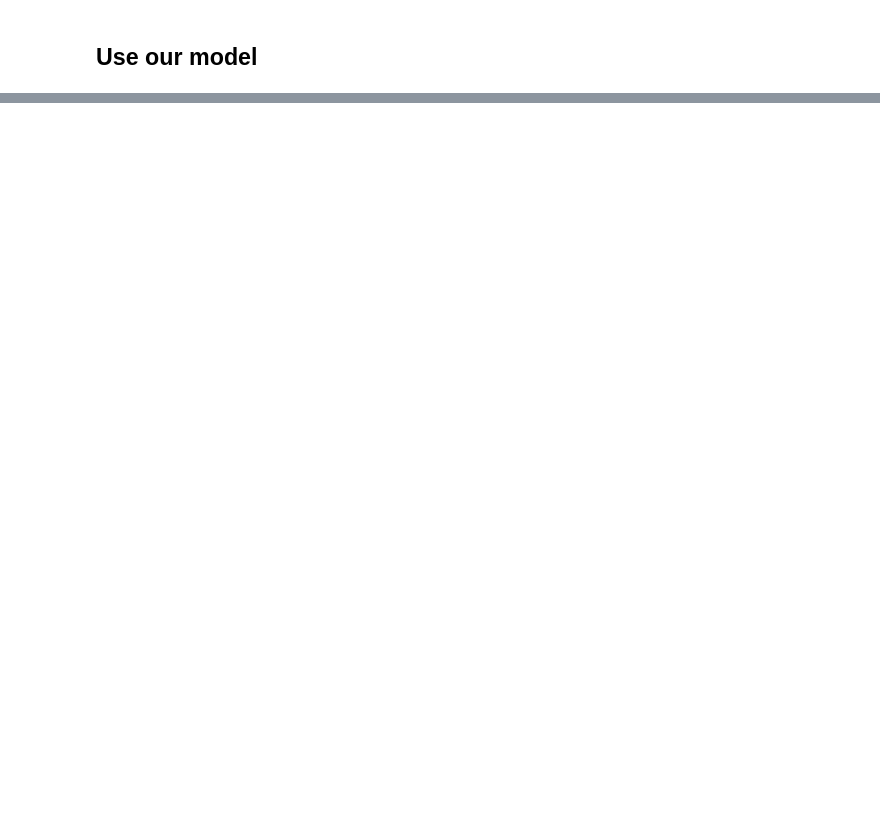
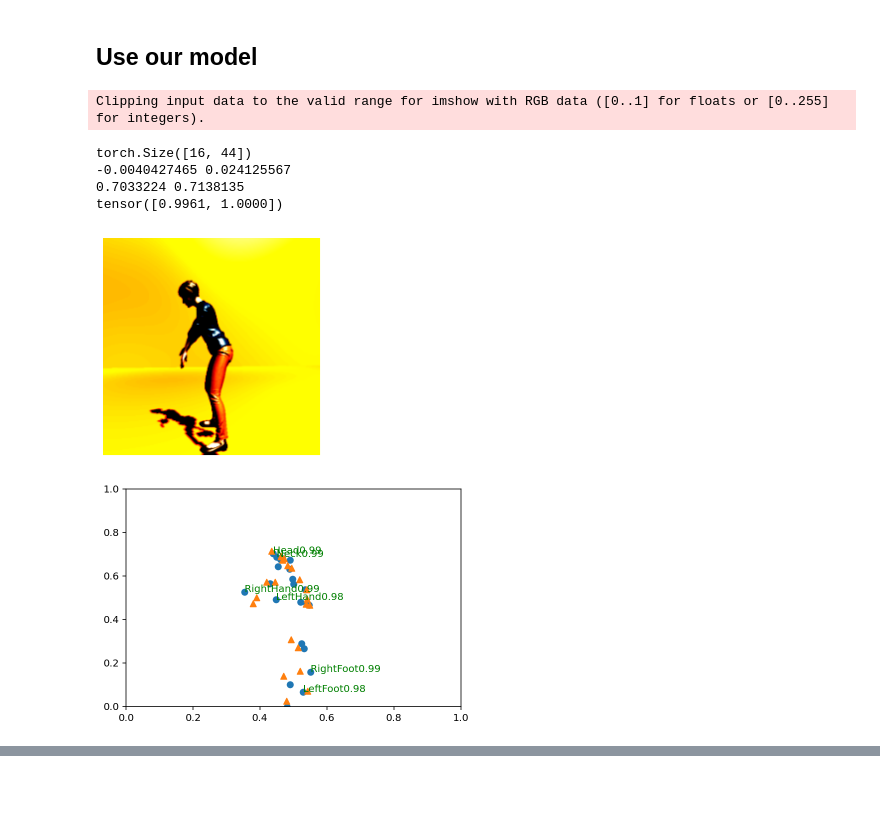
Before and after one commit to spykecb/motion-tracker, a Jupyter notebook: Motion Tracker.ipynb, the cells around one changed output, grey strips where cells are left out. Saved outputs shown, nothing was run; the diff lists cells and outputs as text; code cells hidden in the pictures; blank space fills up the shorter version.

```diff
--- a/Motion Tracker.ipynb
+++ b/Motion Tracker.ipynb
@@ -19,15 +19,20 @@ from torch.utils.data import Dataset, DataLoader
 from model import MotionDataset, Network
 import helper
 
+# minmax, minmax_z = helper.get_minmax('train/input.csv', 'test/input.csv')
+# print(minmax[0], minmax[1])
+# print(minmax_z[0], minmax_z[1])
+
 minmax, minmax_z = helper.get_minmax('train/input.csv', 'test/input.csv')
 print(minmax[0], minmax[1])
-print(minmax_z[0], minmax_z[1])
+# print(minmax_z[0], minmax_z[1])
 
 img_width = 256
 #randomly rotate or transform the images to help training
 train_transforms = transforms.Compose([
+#                                         transforms.RandomRotation(30),
+#                                         transforms.RandomResizedCrop(256),
                                         transforms.Resize((img_width,img_width)),
-                                       transforms.RandomHorizontalFlip(),
                                        transforms.ToTensor()
 #                                            ,transforms.Normalize([0.5, 0.5, 0.5],
 #                                                              [0.5, 0.5, 0.5])
@@ -46,7 +51,7 @@ test_transforms = transforms.Compose([
 
 motions = MotionDataset('train/input.csv', 'train', train_transforms, minmax, minmax_z)
 trainloader = DataLoader(motions, batch_size=16, shuffle=True)
-img, details, transform = next(iter(trainloader))
+img, details, transform, confidences = next(iter(trainloader))
 
 motions_test = MotionDataset('test/input.csv', 'test', test_transforms, minmax, minmax_z)
 testloader = torch.utils.data.DataLoader(motions_test, batch_size=16, shuffle=True)
@@ -57,8 +68 @@ details.shape
 torch.Size([16, 2])
-# %%
-import helper
-images, details, labels = next(iter(trainloader))
-helper.imshow(images[0], normalize=False)
-# images = images.view(images.shape[0], -1)
-
-images.shape
@@ -171,36 +196,79 @@ plt.legend(frameon=False)
 # %%
 %matplotlib inline
 # test_transform = transforms.Compose([transforms.Resize((img_width,img_width)),
 #                                 transforms.ToTensor()])
 
 # test_dataset = datasets.ImageFolder('train/', transform=test_transform)
 # test_dataloader = torch.utils.data.DataLoader(test_dataset, batch_size=2, shuffle=True)
-images, details, labels = next(iter(testloader))
+images, details, labels, confidences = next(iter(testloader))
 helper.imshow(images[0], normalize=False)
-helper.imshow(images[1], normalize=False)
 
 model.to('cpu')
 
 # img = images[0].view(1, 195075)
 # img = torch.zeros(1,120000) + 222
-# Turn off gradients to speed up this part
+
 print(labels.shape)
 positions = []
 positions_expected = []
+# Turn off gradients to speed up this part
 with torch.no_grad():
-    logps = model.forward(images, details)
+    logps, confidences = model.forward(images, details)
     logps_denormalized = logps
     labels_denormalized = labels
     print(np.min(logps_denormalized[0].numpy()), np.min(labels_denormalized[0].numpy()))
     print(np.max(logps_denormalized[0].numpy()), np.max(labels_denormalized[0].numpy()))
     print(details[0])
 #     print(logps_denormalized[0] * 10 - 5, labels_denormalized[0])
     for body_index in range(22):
         xyz = []
         xyz_e = []
-        for pos_index in range(3):
-            xyz.append(logps_denormalized[0][body_index*3+pos_index])
-            xyz_e.append(labels_denormalized[0][body_index*3+pos_index])
+        for pos_index in range(2):
+            xyz.append(logps_denormalized[0][body_index*2+pos_index])
+            xyz_e.append(labels_denormalized[0][body_index*2+pos_index])
         positions.append(xyz)
         positions_expected.append(xyz_e)
 #     print(list(model.parameters()))
+
+positions = np.array(positions)
+positions_expected = np.array(positions_expected)
+fig = plt.figure()
+ax = plt.axes()
+
+# zdata = positions.T[1]
+xdata = positions.T[0]
+ydata = positions.T[1]
+ax.set_xlim((0,1))
+ax.set_ylim((0,1))
+ax.scatter(xdata, ydata);
+
+# zdata_e = positions_expected.T[1]
+xdata_e = positions_expected.T[0]
+ydata_e = positions_expected.T[1]
+ax.scatter(xdata_e, ydata_e, marker='^');
+
+for i, pos in enumerate(positions):
+    label = None
+    if i == 4:
+        label = "Neck"
+    elif i == 5:
+        label = "Head"
+    elif i == 9:
+        label = "LeftHand"
+    elif i == 12:
+        label = "LeftFoot"
+    elif i == 17:
+        label = "RightHand"
+    elif i == 20:
+        label = "RightFoot"
+    if label is not None:
+        label = label + "{:.2f}".format(confidences[0][i].item())
+        ax.text(pos[0], pos[1], label, None, color="green")
+# %% [output]
+Clipping input data to the valid range for imshow with RGB data ([0..1] for floats or [0..255] for integers).
+torch.Size([16, 44])
+-0.0040427465 0.024125567
+0.7033224 0.7138135
+tensor([0.9961, 1.0000])
+[figure, added]
+[figure, added]
```
Also changed, not shown: parts of 7 cells of this notebook, 4 other files.
